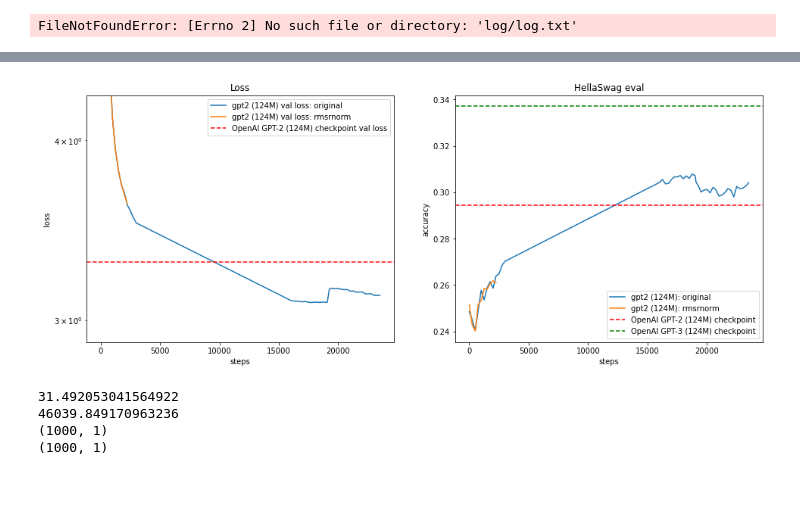
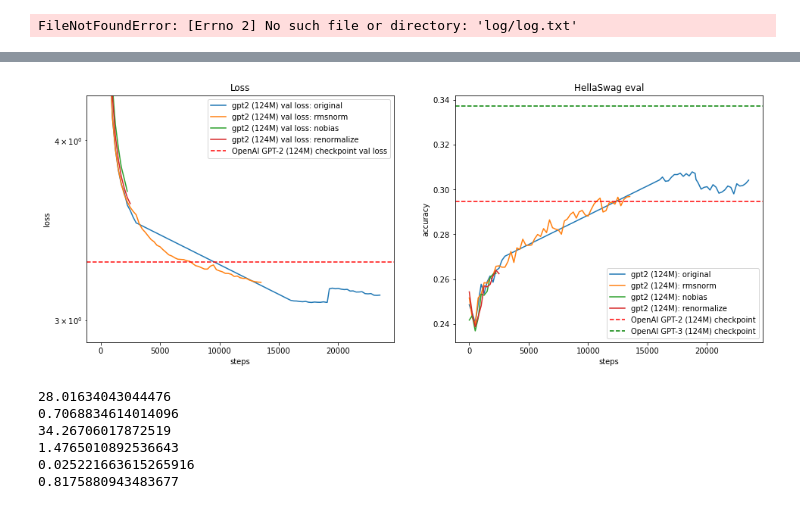
Before and after one commit to ajherman/build-nanogpt, a Jupyter notebook: play.ipynb, the cells around one changed output, grey strips where cells are left out. Saved outputs shown, nothing was run; the diff lists cells and outputs as text; code cells hidden in the pictures.

```diff
--- a/play.ipynb
+++ b/play.ipynb
@@ -295,7 +295,7 @@ plt.figure(figsize=(16, 6))
 # Panel 1: losses: both train and val
 plt.subplot(121)
 
-names = ['original','rmsrnorm']
+names = ['original','rmsnorm','nobias','renormalize']
 # names = ['original','nonorm']
 
 for idx,name in enumerate(names):
@@ -364,27 +364,45 @@ Max Hellaswag eval: 0.2618
-[figure, old version]
+[figure, new version]
 # %%
 # How to make an MLP that approximately rotates...
 
 import numpy as np
 
-m,n = 1000,4000
+m,n = 786,4*786
 n_samples = 1000
 
-W1 = np.random.randn(n, m)
-W2 = np.random.randn(m, n)
+# W1 = np.random.randn(n, m)/np.sqrt(m)
+# W2 = np.random.randn(m, n)/np.sqrt(n)
+
+
+sd = (2/(m*n))**0.25
+sd = (1/n)**0.5
+
+W1 = np.random.randn(n, m)*sd
+W2 = np.random.randn(m, n)*sd
+
+W2 = W1.T
 
 x = np. random.randn(m, n_samples)
 
+# y = np.sqrt(2)*W2 @ np.maximum(W1 @ x, 0)
+# y = W2 @ W1 @ x
 y = W2 @ np.maximum(W1 @ x, 0)
 
-print(np.sqrt(np.sum(x**2,axis=1)))
-print(np.sqrt(np.sum(y**2,axis=1)))
+
+x_lens = np.sqrt(np.sum(x**2,axis=0))
+y_lens = np.sqrt(np.sum(y**2,axis=0))
 
 
-print(x.shape)
-print(y.shape)
+print(np.mean(x_lens))
+print(np.std(x_lens))
+print(np.mean(y_lens))
+print(np.std(y_lens))
+print(sd)
+print(np.mean(x_lens)/np.mean(y_lens))
 # %% [output]
-31.492053041564922
-46039.849170963236
-(1000, 1)
-(1000, 1)
+28.01634043044476
+0.7068834614014096
+34.26706017872519
+1.4765010892536643
+0.025221663615265916
+0.8175880943483677
```
Also changed, not shown: parts of 1 cell of this notebook, 2 other files.
